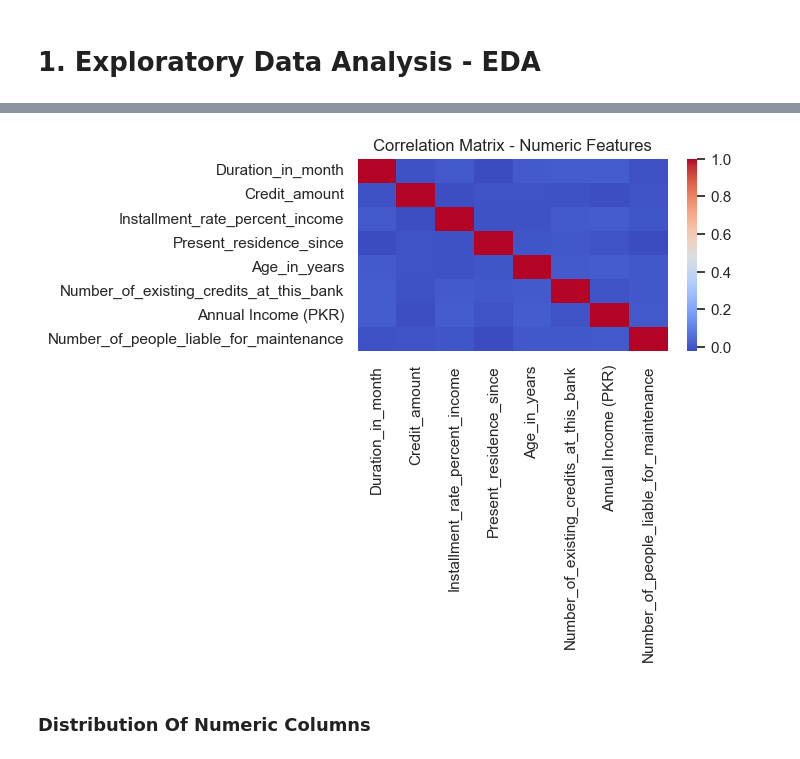
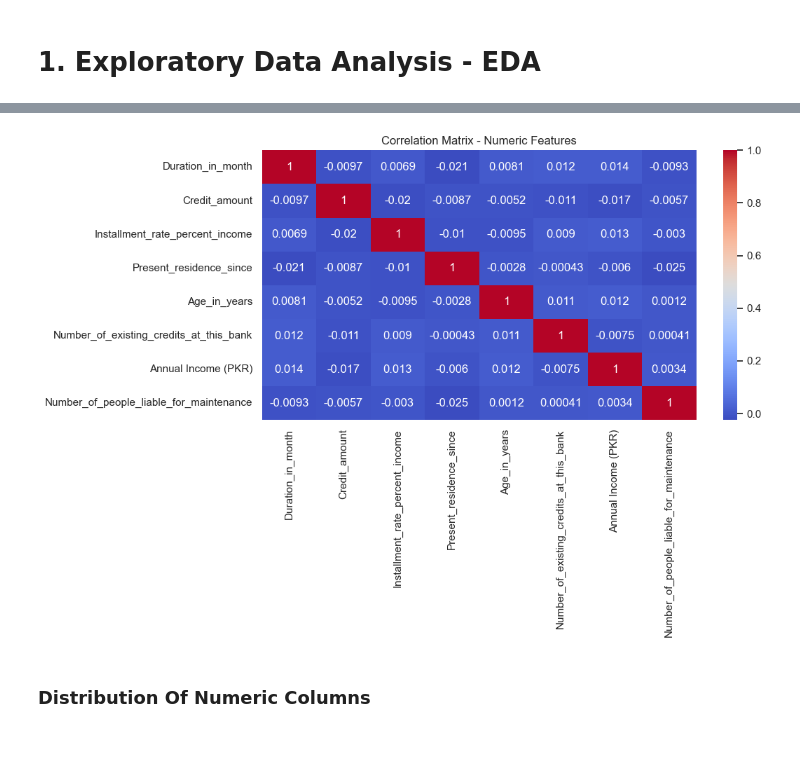
Before and after one commit to atifsalam78/Machine_Learning, a Jupyter notebook: bank_customer_updated.ipynb, the cells around one changed output, grey strips where cells are left out. Cells and saved outputs as stored; diff of their text form; code cells hidden in the pictures.

```diff
--- a/bank_customer_updated.ipynb
+++ b/bank_customer_updated.ipynb
@@ -65,4 +65,5 @@ bank.describe(include=["object"])
 | top | C00001 | 50,000 – 499,999 | critical account/other credits ex... | Housing Loan | no saving account | 1 <= ... < 4 years | ... |
 | freq | 1 | 2562 | 2081 | 2500 | 2033 | 2029 | ... |
 # %%
-num_cols = bank.select_dtypes(include=np.number).columns
+# num_cols = bank.select_dtypes(include=np.number).columns
+num_cols = bank.select_dtypes(include=np.number)
@@ -69,3 +74,5 @@ num_cols = bank.select_dtypes(include=np.number).columns
+# %%
+corr = num_cols.corr()
 # %%
-corr = df[num_cols].corr()
-corr
+# corr = df[num_cols].corr()
+# corr
@@ -82,10 +79,10 @@ corr
 # %%
-plt.figure(figsize=(5,2.5))
-sns.heatmap(corr, cmap="coolwarm", annot=False)
+plt.figure(figsize=(10,5))
+sns.heatmap(corr, cmap="coolwarm", annot=True)
 plt.title("Correlation Matrix - Numeric Features")
 plt.show()
 # %% [output]
-[figure, old version]
+[figure, new version]
 # %% [markdown]
 ### Distribution Of Numeric Columns
 # %%
```
Also changed, not shown: parts of 28 cells of this notebook, 12 other files.
